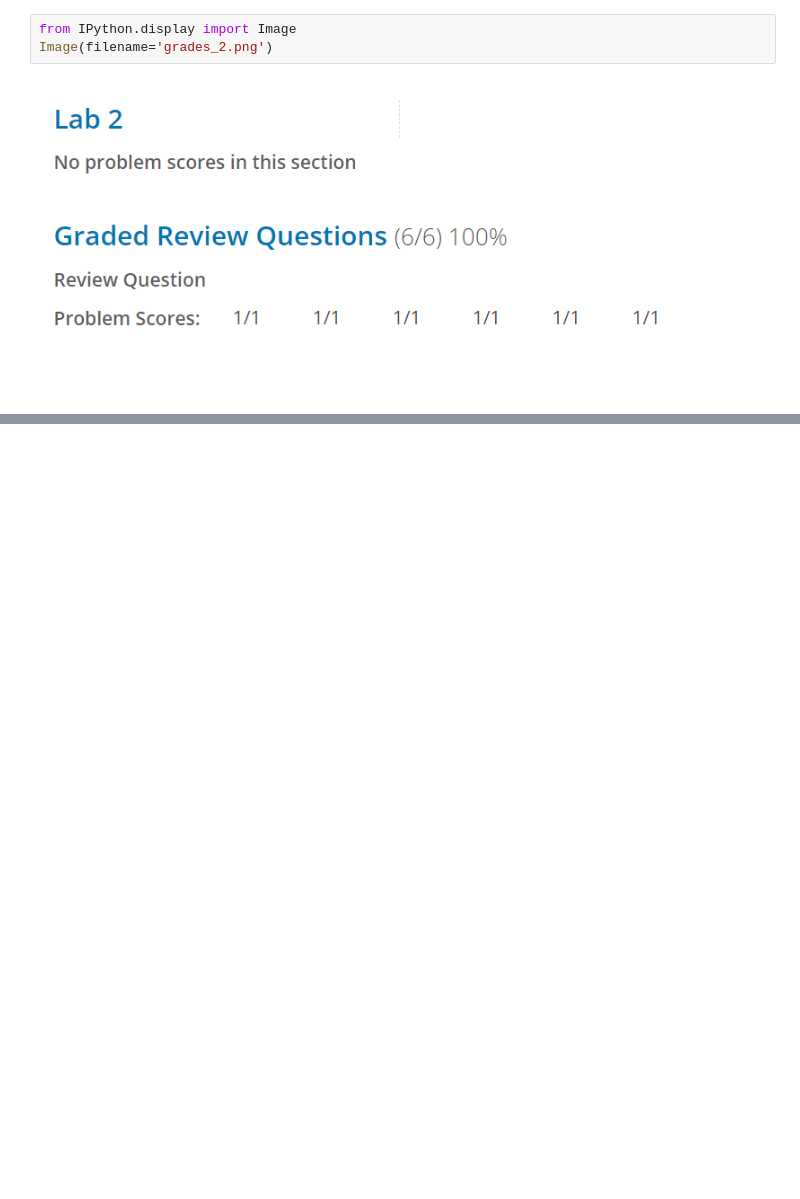
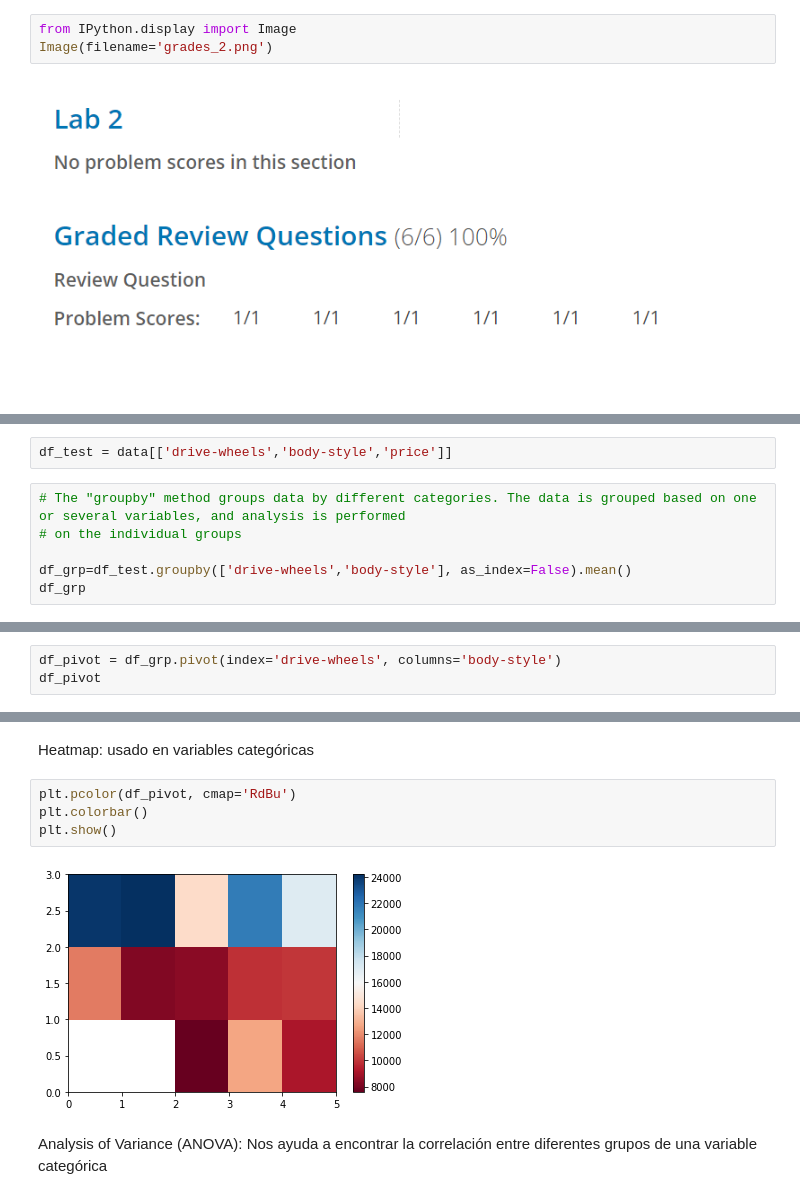
Before and after one commit to PosgradoMNA/actividades-de-aprendizaje-lauramh018, a Jupyter notebook: Data_Analysis_with_python.ipynb, the cells around one changed output, grey strips where cells are left out. Saved outputs shown, nothing was run; the diff lists cells and outputs as text; blank space fills up the shorter version.

```diff
--- a/Data_Analysis_with_python.ipynb
+++ b/Data_Analysis_with_python.ipynb
@@ -306,0 +367,8 @@ Image(filename='grades_2.png')
+# %%
+df_test = data[['drive-wheels','body-style','price']]
+# %%
+# The "groupby" method groups data by different categories. The data is grouped based on one or several variables, and analysis is performed
+# on the individual groups
+
+df_grp=df_test.groupby(['drive-wheels','body-style'], as_index=False).mean()
+df_grp
@@ -306,0 +392,3 @@ Image(filename='grades_2.png')
+# %%
+df_pivot = df_grp.pivot(index='drive-wheels', columns='body-style')
+df_pivot
@@ -306,0 +402,10 @@ Image(filename='grades_2.png')
+# %% [markdown]
+Heatmap: usado en variables categóricas
+# %%
+plt.pcolor(df_pivot, cmap='RdBu')
+plt.colorbar()
+plt.show()
+# %% [output]
+[figure, added]
+# %% [markdown]
+Analysis of Variance (ANOVA): Nos ayuda a encontrar la correlación entre diferentes grupos de una variable categórica
```
Also changed, not shown: parts of 34 cells of this notebook.
